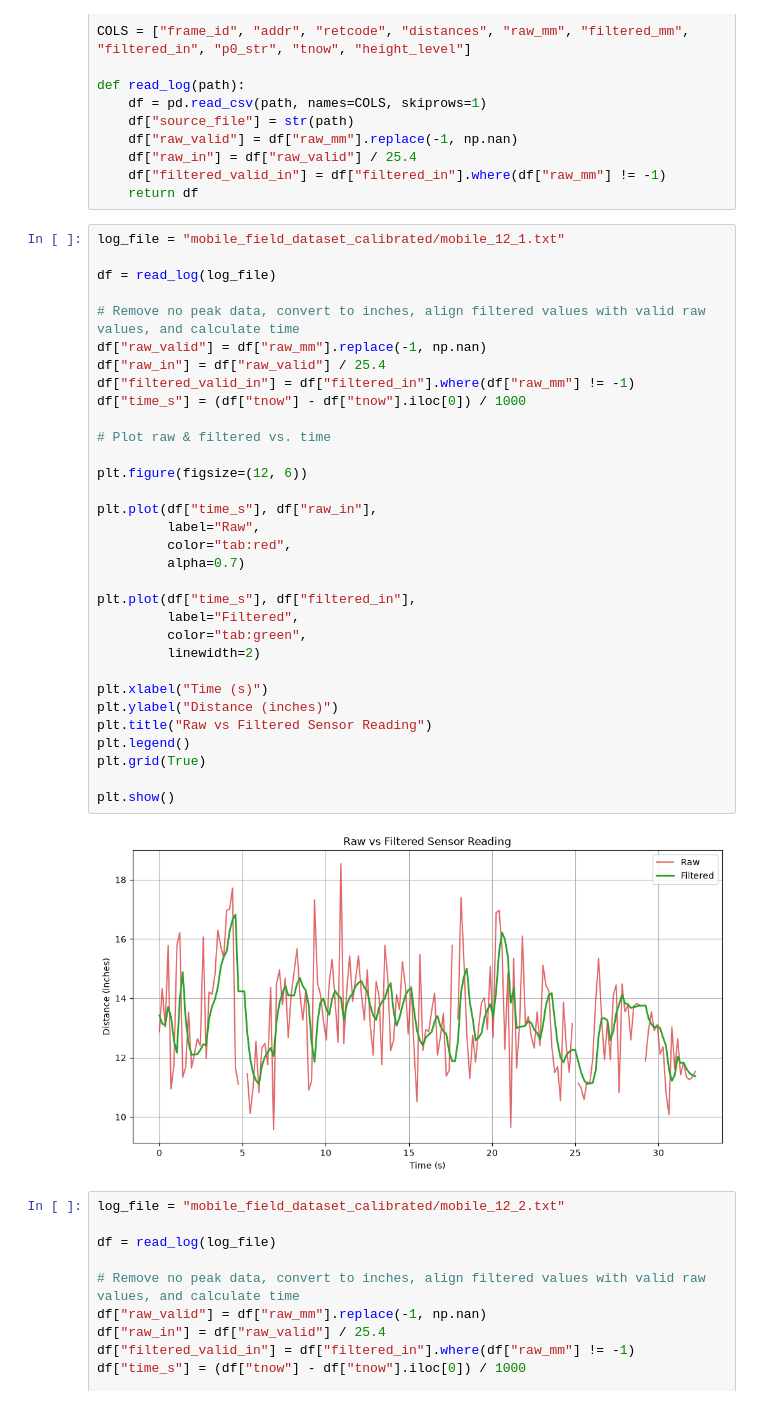
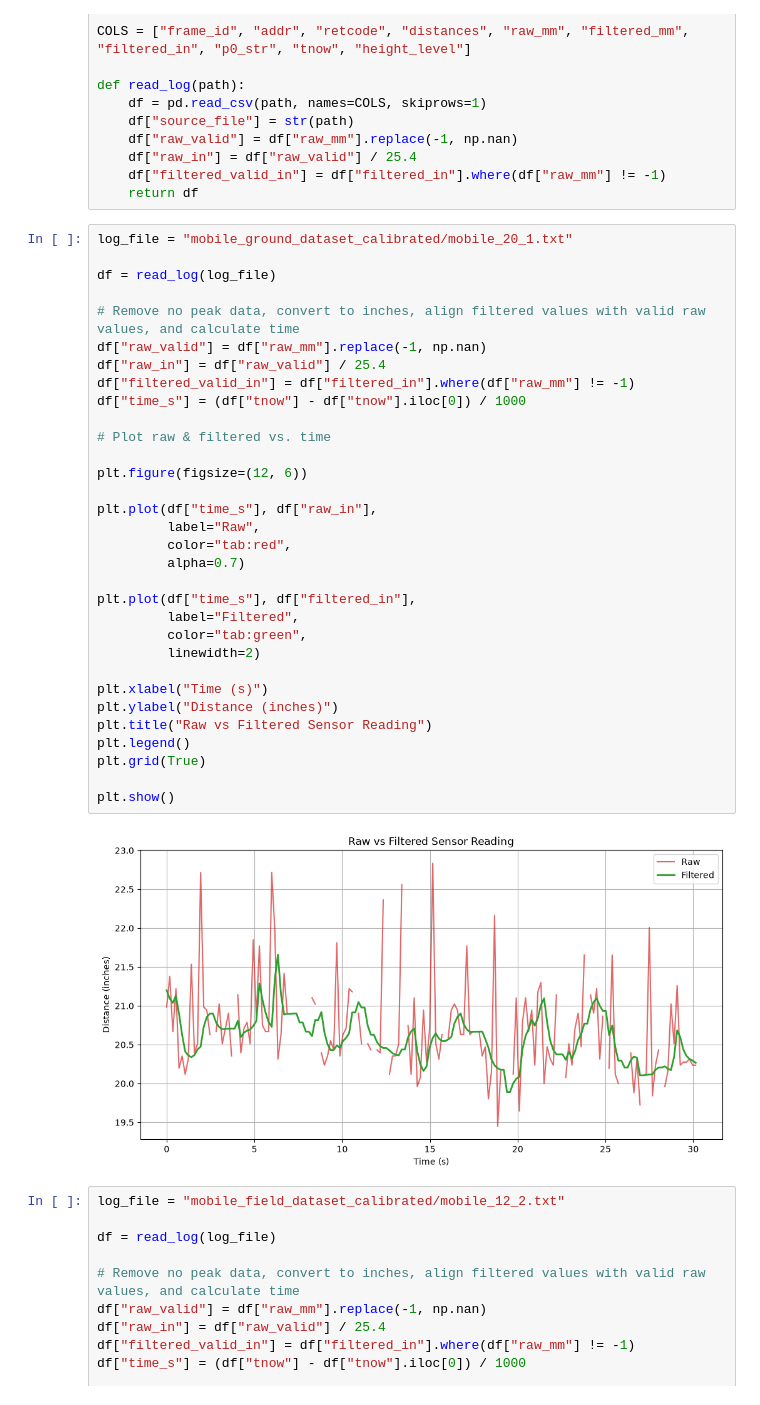
Before and after one commit to belloot/oas-canopy-sense, a Jupyter notebook: data_logs/field_debug.ipynb, the cells around one changed output. Saved outputs shown, nothing was run; the diff lists cells and outputs as text.

```diff
--- a/data_logs/field_debug.ipynb
+++ b/data_logs/field_debug.ipynb
@@ -15,39 +15,39 @@ def read_log(path):
     df["filtered_valid_in"] = df["filtered_in"].where(df["raw_mm"] != -1)
     return df
 # %%
-log_file = "mobile_field_dataset_calibrated/mobile_12_1.txt"
+log_file = "mobile_ground_dataset_calibrated/mobile_20_1.txt"
 
 df = read_log(log_file)
 
 # Remove no peak data, convert to inches, align filtered values with valid raw values, and calculate time
 df["raw_valid"] = df["raw_mm"].replace(-1, np.nan)
 df["raw_in"] = df["raw_valid"] / 25.4
 df["filtered_valid_in"] = df["filtered_in"].where(df["raw_mm"] != -1)
 df["time_s"] = (df["tnow"] - df["tnow"].iloc[0]) / 1000
 
 # Plot raw & filtered vs. time
 
 plt.figure(figsize=(12, 6))
 
 plt.plot(df["time_s"], df["raw_in"],
          label="Raw",
          color="tab:red",
          alpha=0.7)
 
 plt.plot(df["time_s"], df["filtered_in"],
          label="Filtered",
          color="tab:green",
          linewidth=2)
 
 plt.xlabel("Time (s)")
 plt.ylabel("Distance (inches)")
 plt.title("Raw vs Filtered Sensor Reading")
 plt.legend()
 plt.grid(True)
 
 plt.show()
 # %% [output]
-[figure, old version]
+[figure, new version]
 # %%
 log_file = "mobile_field_dataset_calibrated/mobile_12_2.txt"
 
```
Also changed, not shown: 19 other files.
